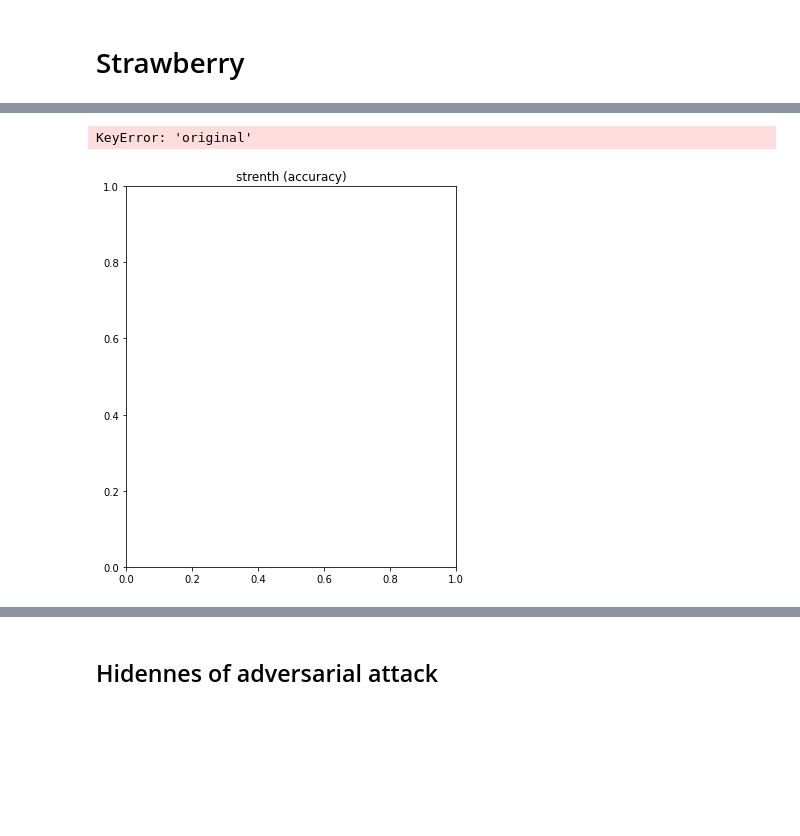
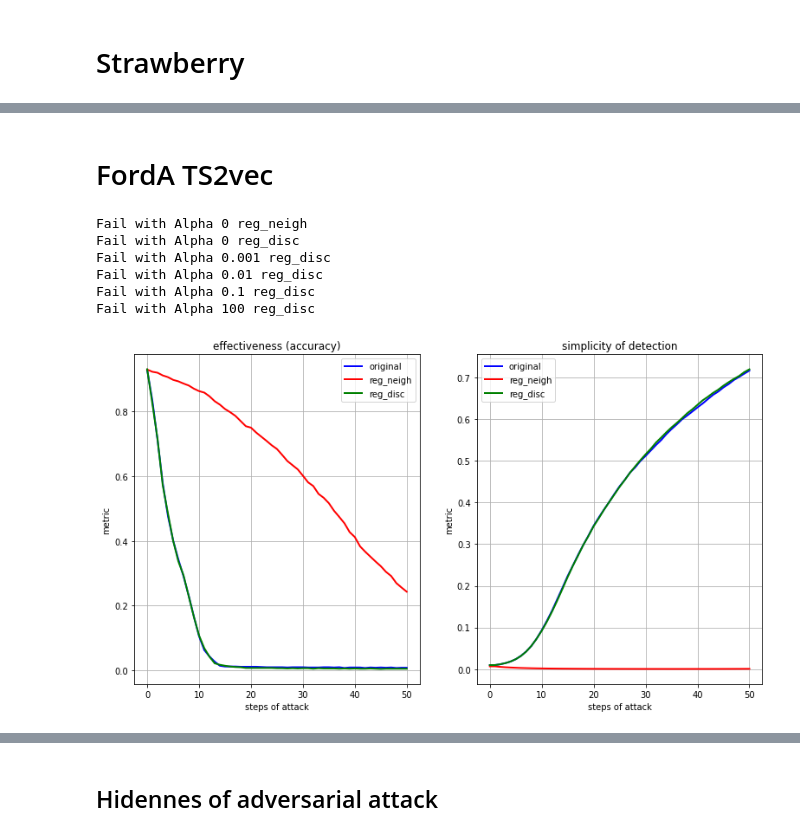
Before and after one commit to petrsokerin/Adversarial-Attacks, a Jupyter notebook: Vizual_reg_attack.ipynb, the cells around one changed output, grey strips where cells are left out. Saved outputs shown, nothing was run; the diff lists cells and outputs as text; code cells hidden in the pictures; blank space fills up the shorter version.

```diff
--- a/Vizual_reg_attack.ipynb
+++ b/Vizual_reg_attack.ipynb
@@ -542,19 +559,28 @@ Fail with Alpha 0.01 reg_disc_same
+# %% [markdown]
+# FordA TS2vec
 # %%
 alpha = 10
-eps = 0.0056 # [0.001, 0.0056, 0.0316, 0.1778, 1.0]
-dataset = 'Strawberry'
+eps =  0.0316 # [0.001, 0.0056, 0.0316, 0.1778, 1.0]
+dataset = 'FordA'
 
 models_for_viz = {
-    #'original': ('results/Strawberry/IFGSM/Original/', 0),
-    'original_test': ('results/Strawberry/IFGSM/Original_test/', 0),
+    'original': (f'results/{dataset}/IFGSM/New_fgsm_attack/', 0),
+    'reg_neigh': (f'results/{dataset}/IFGSM/New_fgsm_reg_attack/', 0),
+    'reg_disc': (f'results/{dataset}/IFGSM/Debug_fgsm_disc_attack/', 0),
     }
 
 style ={
-    'original':{'linestyle':'dashdot', 'linewidth':2.0, 'color':'blue'},
-    'original_test': {'linestyle':'dashdot', 'linewidth':2.0, 'color':'red'}
+    'original':{'linestyle':'solid', 'linewidth':2.0, 'color':'blue'},
+    'reg_neigh': {'linestyle':'solid', 'linewidth':2.0, 'color':'red'},
+    'reg_disc': {'linestyle':'solid', 'linewidth':2.0, 'color':'green'},
 }
 
 plot_attack(models_for_viz=models_for_viz, style=style, alpha=alpha, eps=eps, dataset=dataset)
 # %% [output]
-KeyError: 'original'
+Fail with Alpha 0 reg_neigh
+Fail with Alpha 0 reg_disc
+Fail with Alpha 0.001 reg_disc
+Fail with Alpha 0.01 reg_disc
+Fail with Alpha 0.1 reg_disc
+Fail with Alpha 100 reg_disc
-[figure, old version]
+[figure, new version]
```
Also changed, not shown: parts of 28 cells of this notebook, 2 other files.
